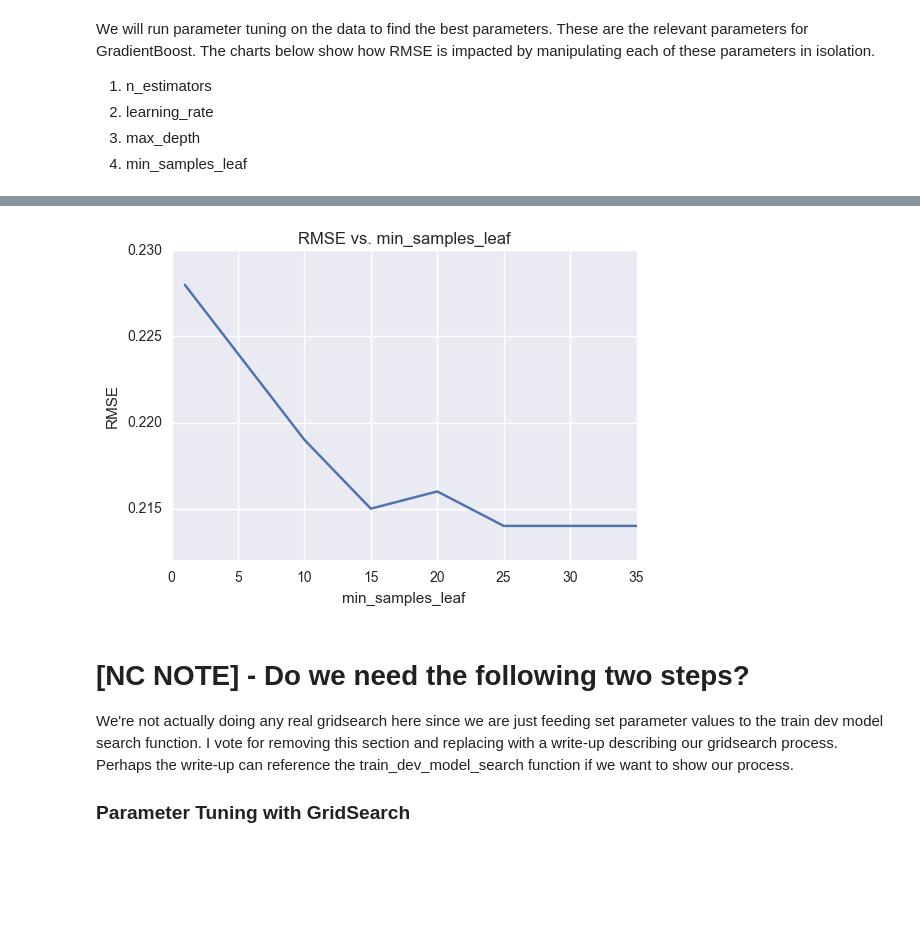
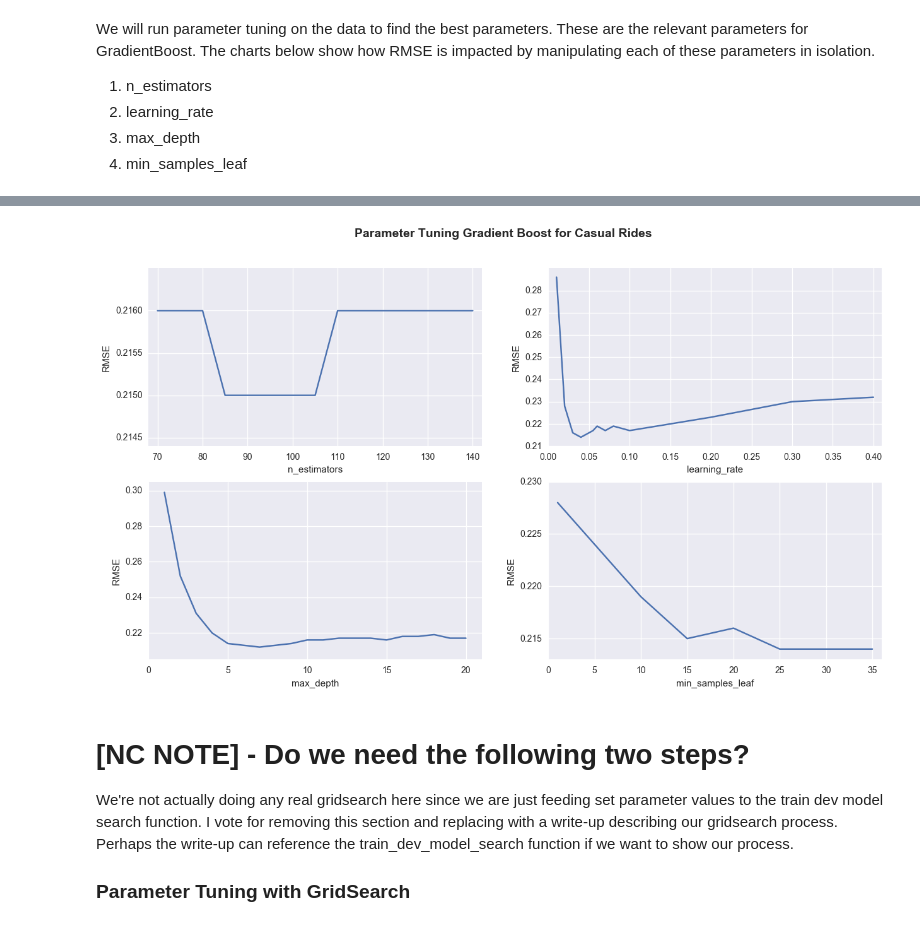
Before and after one commit to zingbretsenucb/w207_kaggleproject, a Jupyter notebook: Bikeshare.ipynb, the cells around one changed output, grey strips where cells are left out. Cells and saved outputs as stored; diff of their text form; code cells hidden in the pictures; blank space fills up the shorter version.

Commit message:
change parameter tuning graph and organize a little

```diff
--- a/Bikeshare.ipynb
+++ b/Bikeshare.ipynb
@@ -229,7 +196,7 @@ bs.praram_tuning_graphs_abbrev(parameter = 'max_depth')
-# %%
-bs.praram_tuning_graphs_abbrev(parameter = 'min_samples_leaf')
-# %% [output]
-[figure, removed]
+# %%
+bs.param_tuning_graphs_abbrev_casual()
+# %% [output]
+[figure, added]
 # %% [markdown]
 # [NC NOTE]  - Do we need the following two steps?
 
```
Also changed, not shown: parts of 10 cells of this notebook, 4 other files.
